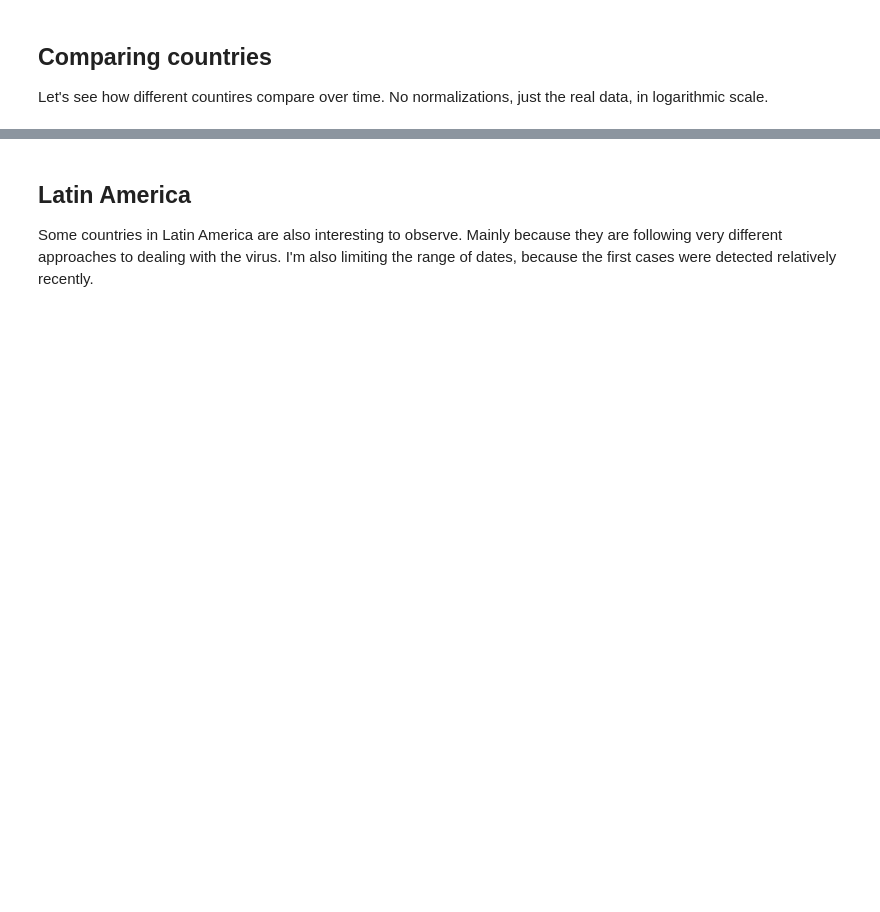
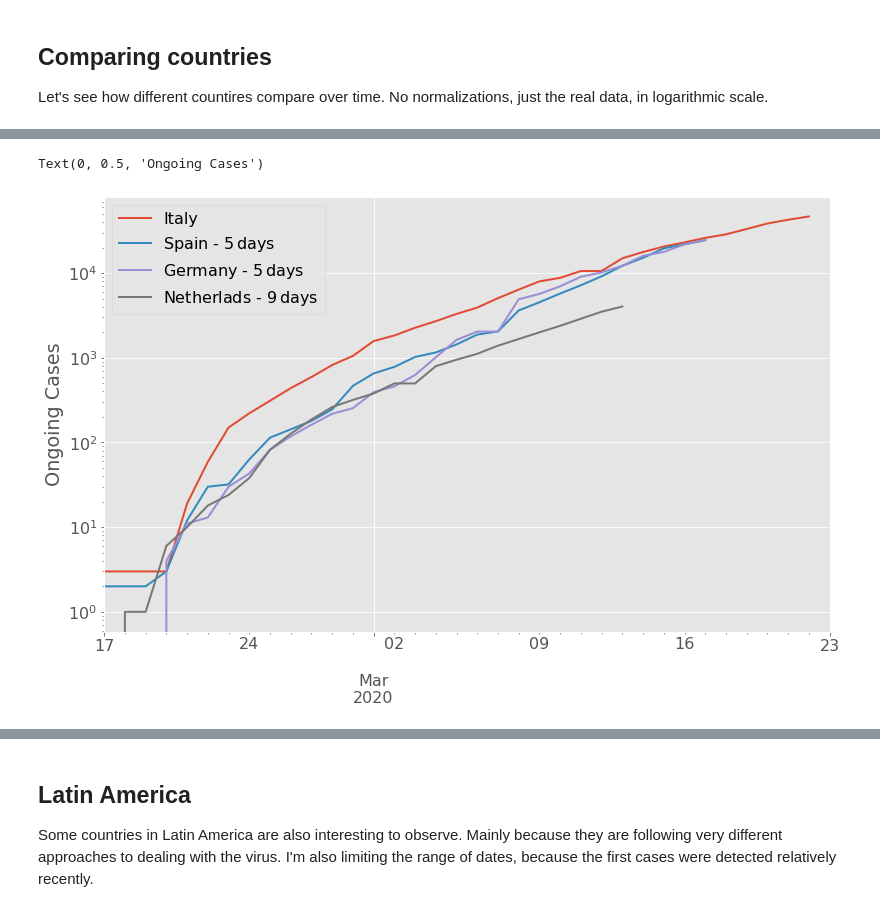
Before and after one commit to aquilesC/Covid-19-Jupyter-Notebook, a Jupyter notebook: Covid_Time_Series.ipynb, the cells around one changed output, grey strips where cells are left out. Drawn from its saved outputs; the diff is of its cells as text; code cells hidden in the pictures; blank space fills up the shorter version.

```diff
--- a/Covid_Time_Series.ipynb
+++ b/Covid_Time_Series.ipynb
@@ -90,0 +103,29 @@ Text(0, 0.5, 'Ongoing Cases')
+# %%
+time_shifts = {
+    'Spain': 5,
+    'Netherlands': 9,
+    'Germany': 5,
+}
+# %%
+# Since I am altering the index in-place, each time I change the time-shift I need to copy the original data.
+italy = sick_data['Italy'].copy()
+spain = sick_data['Spain'].copy()
+germany = sick_data['Germany'].copy()
+netherlands = sick_data['Netherlands'].copy()
+spain.index -= pd.to_timedelta(time_shifts['Spain'], unit='d')
+germany.index -= pd.to_timedelta(time_shifts['Germany'], unit='d')
+netherlands.index -= pd.to_timedelta(time_shifts['Netherlands'], unit='d')
+
+ax = italy.plot(logy=True)
+germany.plot(ax=ax)
+spain.plot(ax=ax)
+netherlands.plot(ax=ax)
+ax.legend(['Italy',
+           f'Spain - {time_shifts["Spain"]}$\,$days',
+           f'Germany - {time_shifts["Germany"]}$\,$days',
+           f'Netherlads - {time_shifts["Netherlands"]}$\,$days'])
+ax.set_xlim('2020-02-17', datetime.today())
+ax.set_ylabel('Ongoing Cases')
+# %% [output]
+Text(0, 0.5, 'Ongoing Cases')
+[figure, added]
```
Also changed, not shown: parts of 17 cells of this notebook.
